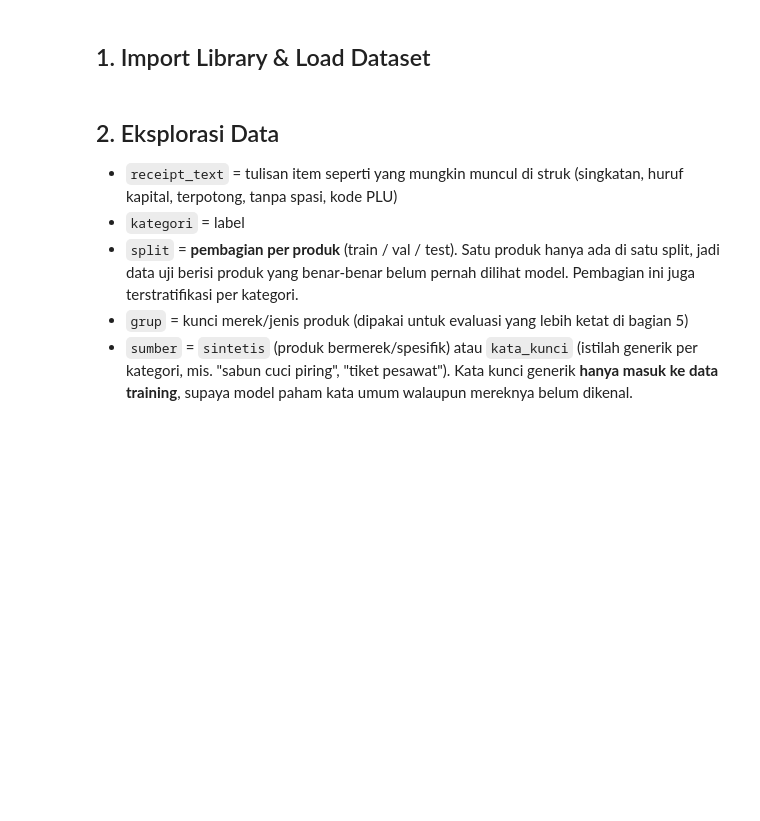
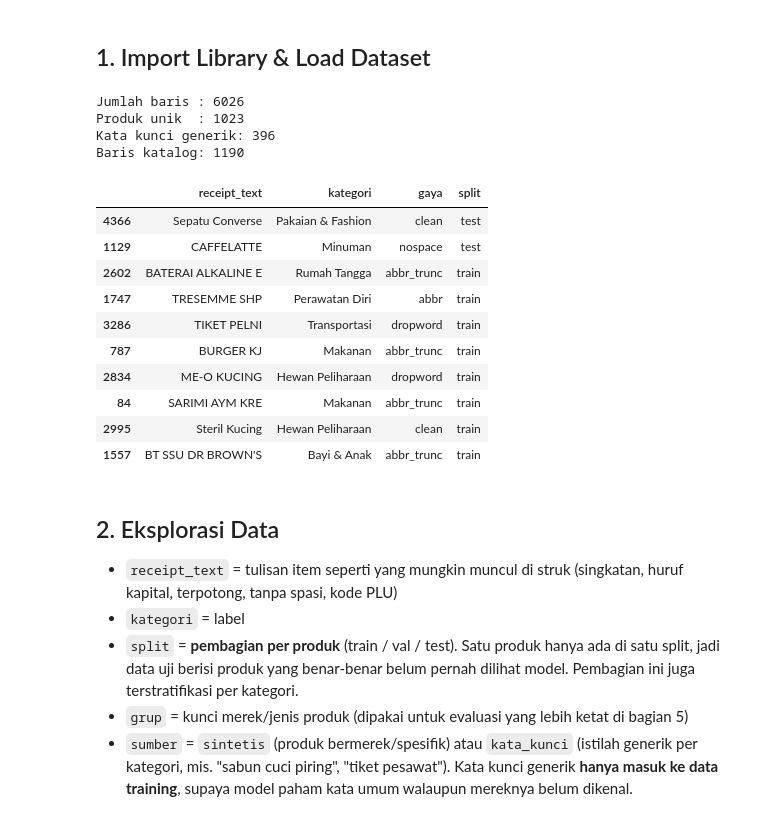
Before and after one commit to Aldiss1/PBL_SmartReceipt, a Jupyter notebook: ML/SmartReceipt_Klasifikasi_Kategori_v2.ipynb, the cells around one changed output. Saved outputs shown, nothing was run; the diff lists cells and outputs as text; code cells hidden in the pictures; blank space fills up the shorter version.

```diff
--- a/ML/SmartReceipt_Klasifikasi_Kategori_v2.ipynb
+++ b/ML/SmartReceipt_Klasifikasi_Kategori_v2.ipynb
@@ -44,22 +49,65 @@ SEED = 42
 random.seed(SEED); np.random.seed(SEED)
 # %%
 # Lokal / VS Code : taruh CSV di folder yang sama dengan notebook ini.
-# Google Colab    : jalankan sel ini, lalu upload file CSV saat diminta.
+# Google Colab    : jalankan sel ini; berkas yang belum ada diunduh dari repo.
+import urllib.request
+
+REPO, BRANCH = "Aldiss1/PBL_SmartReceipt", "main"
+RAW = f"https://raw.githubusercontent.com/{REPO}/{BRANCH}/"
+
 CSV_NAME = "Dataset_SmartReceipt_Sintetis.csv"
+CATALOG_NAME = "Dataset_Katalog_Indonesia_Sintetis_v1.csv"
+
+
+def unduh_bila_hilang(url_path: str, local: Path) -> Path:
+    if not local.exists():
+        local.parent.mkdir(parents=True, exist_ok=True)
+        urllib.request.urlretrieve(RAW + url_path, local)
+    return local
+
 
 if not Path(CSV_NAME).exists():
     try:
         from google.colab import files
         print("Upload file", CSV_NAME)
         files.upload()
     except ImportError:
         raise FileNotFoundError(f"Letakkan {CSV_NAME} di folder yang sama dengan notebook ini.")
 
+unduh_bila_hilang(CATALOG_NAME, Path(CATALOG_NAME))
+unduh_bila_hilang("ML/preprocessing.py", Path("preprocessing.py"))
+
+# Tabel aturan preprocessing: pakai aset repo bila ada, kalau tidak unduh.
+RULES_PATH = Path("../smart_receipt/assets/text_normalization_id.json")
+if not RULES_PATH.exists():
+    RULES_PATH = unduh_bila_hilang(
+        "smart_receipt/assets/text_normalization_id.json",
+        Path("text_normalization_id.json"),
+    )
+
 df = pd.read_csv(CSV_NAME)
+katalog = pd.read_csv(CATALOG_NAME)
 print("Jumlah baris :", len(df))
 print("Produk unik  :", df.loc[df["sumber"] == "sintetis", "product_id"].nunique())
 print("Kata kunci generik:", df.loc[df["sumber"] == "kata_kunci", "product_id"].nunique())
+print("Baris katalog:", len(katalog))
 df.sample(10, random_state=SEED)[["receipt_text", "kategori", "gaya", "split"]]
+# %% [output]
+Jumlah baris : 6026
+Produk unik  : 1023
+Kata kunci generik: 396
+Baris katalog: 1190
+|  | receipt_text | kategori | gaya | split |
+| 4366 | Sepatu Converse | Pakaian & Fashion | clean | test |
+| 1129 | CAFFELATTE | Minuman | nospace | test |
+| 2602 | BATERAI ALKALINE E | Rumah Tangga | abbr_trunc | train |
+| 1747 | TRESEMME SHP | Perawatan Diri | abbr | train |
+| 3286 | TIKET PELNI | Transportasi | dropword | train |
+| 787 | BURGER KJ | Makanan | abbr_trunc | train |
+| 2834 | ME-O KUCING | Hewan Peliharaan | dropword | train |
+| 84 | SARIMI AYM KRE | Makanan | abbr_trunc | train |
+| 2995 | Steril Kucing | Hewan Peliharaan | clean | train |
+| 1557 | BT SSU DR BROWN'S | Bayi & Anak | abbr_trunc | train |
 # %% [markdown]
 ## 2. Eksplorasi Data
 - `receipt_text` = tulisan item seperti yang mungkin muncul di struk (singkatan, huruf kapital, terpotong, tanpa spasi, kode PLU)
```
Also changed, not shown: parts of 23 cells of this notebook, 15 other files.
